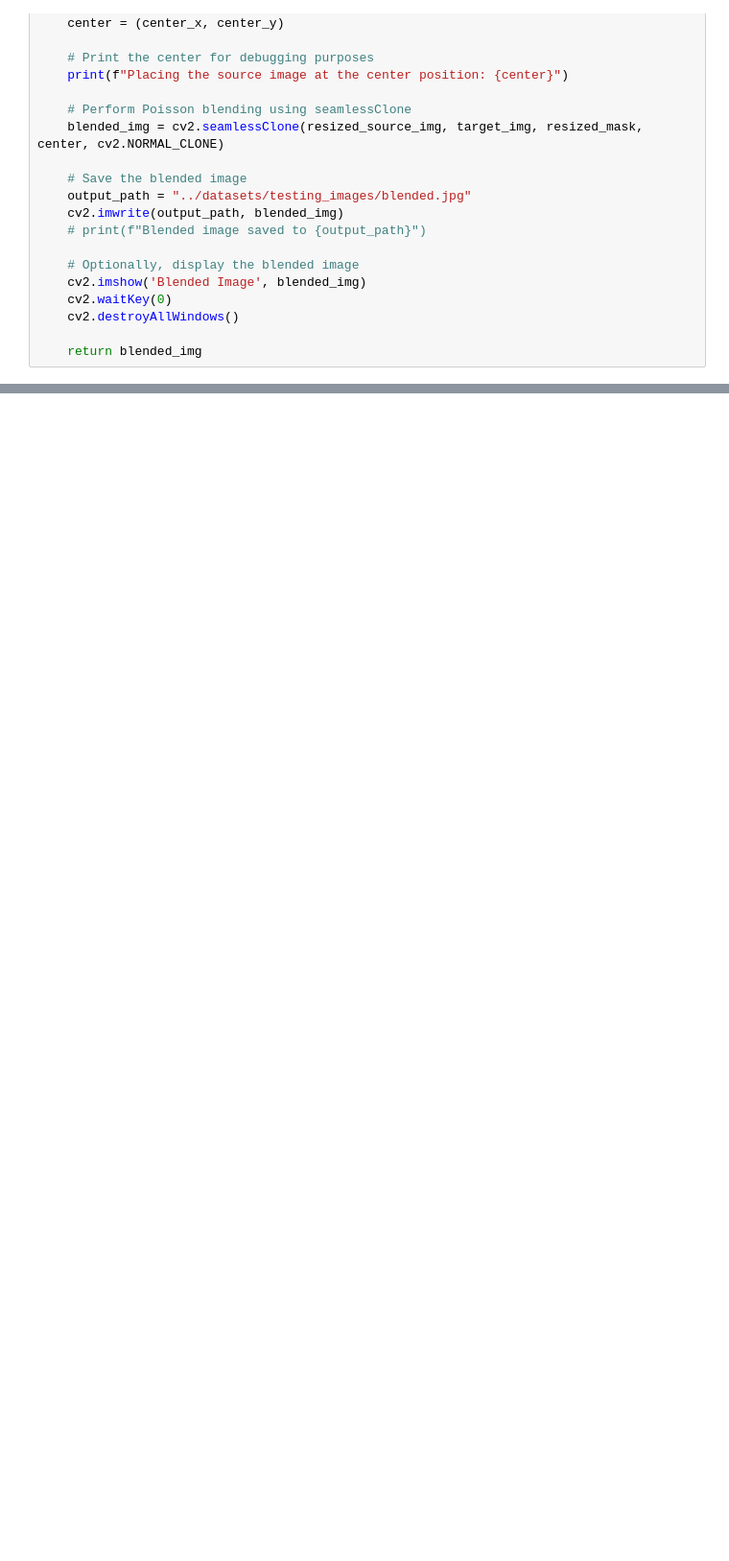
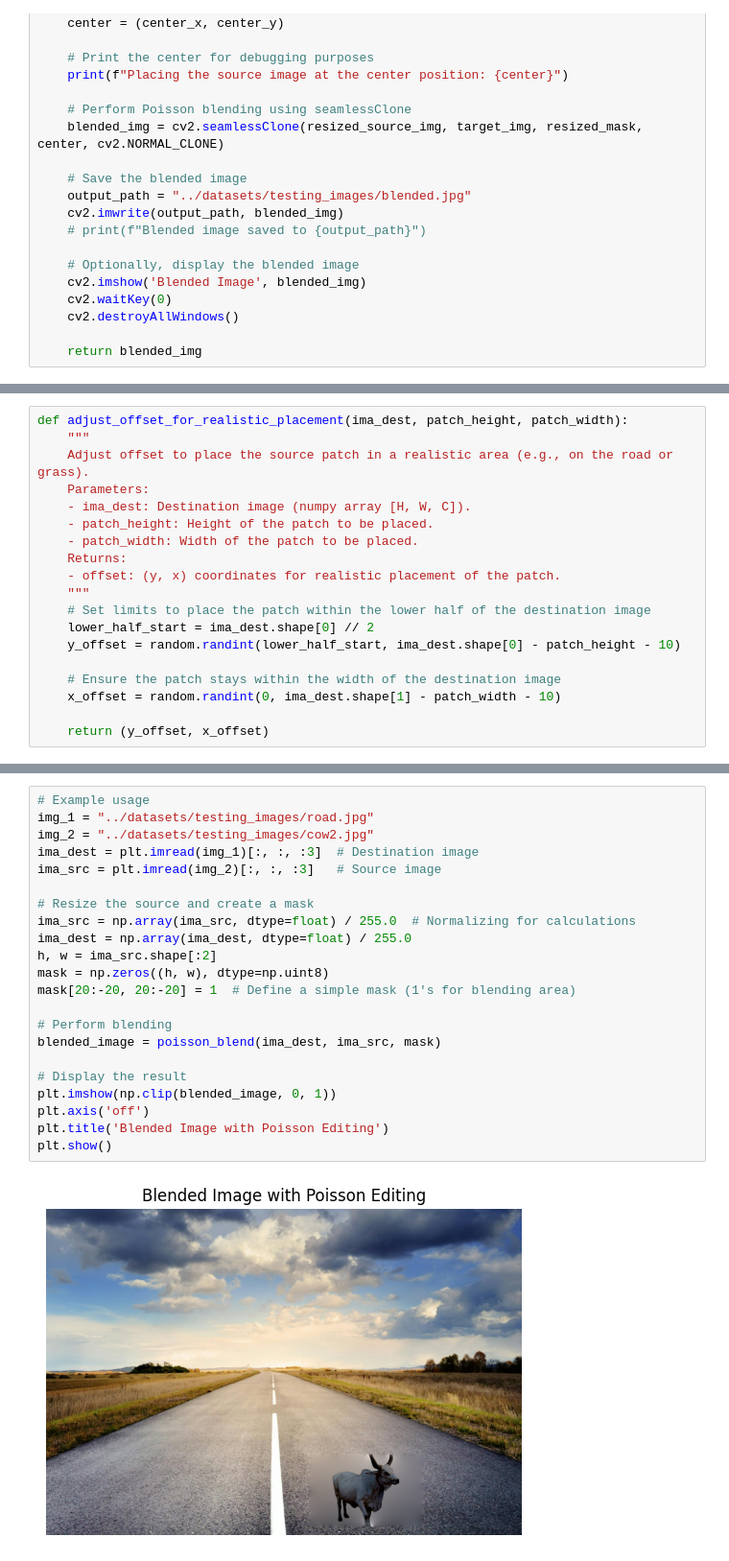
Before and after one commit to sameerhashmi36/anomaly_detection_computer_vision, a Jupyter notebook: NSA_works/nsa.ipynb, the cells around one changed output, grey strips where cells are left out. Shown: that part at 96% size. Saved outputs shown, nothing was run; the diff lists cells and outputs as text; blank space fills up the shorter version.

```diff
--- a/NSA_works/nsa.ipynb
+++ b/NSA_works/nsa.ipynb
@@ -623,0 +222,19 @@ IndexError: Dimension out of range (expected to be in range of [-1, 0], but got
+# %%
+def adjust_offset_for_realistic_placement(ima_dest, patch_height, patch_width):
+    """
+    Adjust offset to place the source patch in a realistic area (e.g., on the road or grass).
+    Parameters:
+    - ima_dest: Destination image (numpy array [H, W, C]).
+    - patch_height: Height of the patch to be placed.
+    - patch_width: Width of the patch to be placed.
+    Returns:
+    - offset: (y, x) coordinates for realistic placement of the patch.
+    """
+    # Set limits to place the patch within the lower half of the destination image
+    lower_half_start = ima_dest.shape[0] // 2
+    y_offset = random.randint(lower_half_start, ima_dest.shape[0] - patch_height - 10)
+
+    # Ensure the patch stays within the width of the destination image
+    x_offset = random.randint(0, ima_dest.shape[1] - patch_width - 10)
+
+    return (y_offset, x_offset)
@@ -623,0 +298,24 @@ IndexError: Dimension out of range (expected to be in range of [-1, 0], but got
+# %%
+# Example usage
+img_1 = "../datasets/testing_images/road.jpg"
+img_2 = "../datasets/testing_images/cow2.jpg"
+ima_dest = plt.imread(img_1)[:, :, :3]  # Destination image
+ima_src = plt.imread(img_2)[:, :, :3]   # Source image
+
+# Resize the source and create a mask
+ima_src = np.array(ima_src, dtype=float) / 255.0  # Normalizing for calculations
+ima_dest = np.array(ima_dest, dtype=float) / 255.0
+h, w = ima_src.shape[:2]
+mask = np.zeros((h, w), dtype=np.uint8)
+mask[20:-20, 20:-20] = 1  # Define a simple mask (1's for blending area)
+
+# Perform blending
+blended_image = poisson_blend(ima_dest, ima_src, mask)
+
+# Display the result
+plt.imshow(np.clip(blended_image, 0, 1))
+plt.axis('off')
+plt.title('Blended Image with Poisson Editing')
+plt.show()
+# %% [output]
+[figure, added]
```
Also changed, not shown: parts of 29 cells of this notebook, 2 other files.
